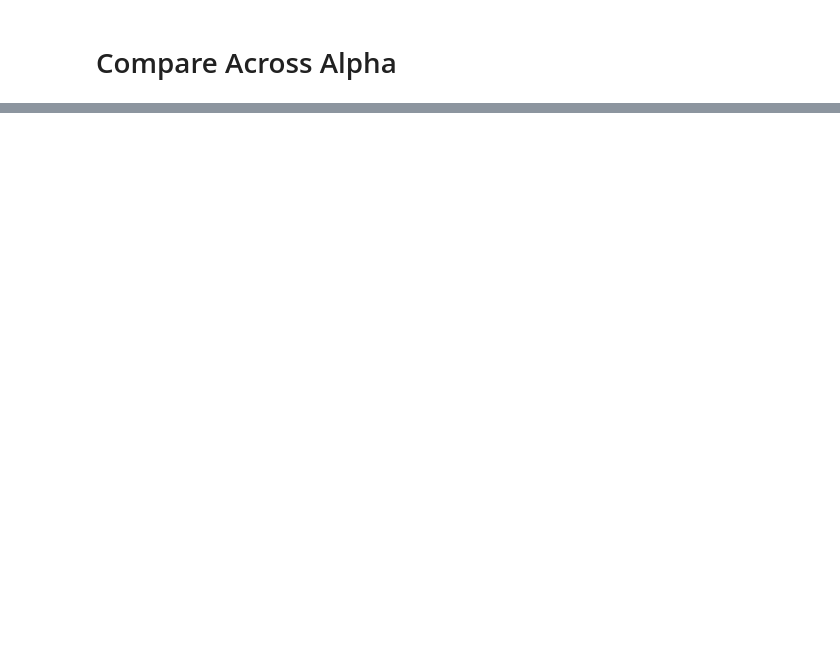
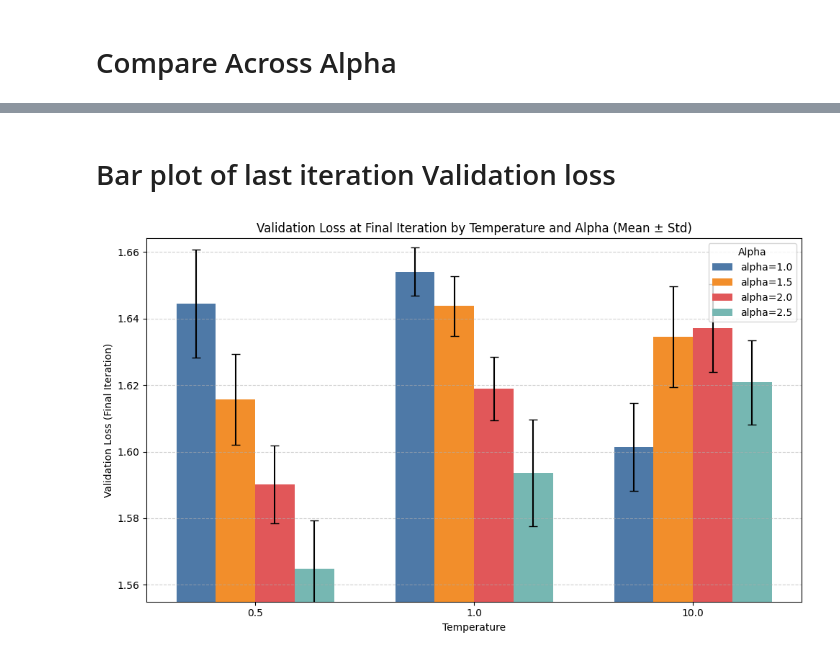
Before and after one commit to himanshu-uc/AGT-MOE, a Jupyter notebook: analysis.ipynb, the cells around one changed output, grey strips where cells are left out. Drawn from its saved outputs; the diff is of its cells as text; code cells hidden in the pictures; blank space fills up the shorter version.

```diff
--- a/analysis.ipynb
+++ b/analysis.ipynb
@@ -111,0 +117,80 @@ plt.show()
+# %% [markdown]
+# Bar plot of last iteration Validation loss
+# %%
+import pandas as pd
+import matplotlib.pyplot as plt
+import numpy as np
+
+# Modern color palette
+colors = ['#4E79A7', '#F28E2B', '#E15759', '#76B7B2']
+
+# File mapping for each alpha
+alpha_files = {
+    '1.0': './results_csv/alpha_1_0.csv',
+    '1.5': './results_csv/alpha_1_5.csv',
+    '2.0': './results_csv/alpha_2_0.csv',
+    '2.5': './results_csv/alpha_2_5.csv'
+
+}
+
+results = []
+
+for alpha, file_path in alpha_files.items():
+    df = pd.read_csv(file_path)
+
+    # Find the last iteration value for each (temperature, seed)
+    last_iter = df['iter'].max()
+    last_df = df[df['iter'] == last_iter]
+
+    # Compute mean and std of loss_val at last iteration per temperature
+    summary = last_df.groupby(['temperature'])['loss_val'].agg(['mean', 'std']).reset_index()
+    summary['alpha'] = alpha
+
+    results.append(summary)
+
+# Combine all summaries
+all_data = pd.concat(results)
+
+# Convert to categorical for plotting
+all_data['temperature'] = all_data['temperature'].astype(str)
+all_data['alpha'] = all_data['alpha'].astype(str)
+
+# Pivot for grouped bar plot
+pivot_mean = all_data.pivot(index='temperature', columns='alpha', values='mean')
+pivot_std = all_data.pivot(index='temperature', columns='alpha', values='std')
+
+# Sort temperatures and alphas
+temperatures = sorted(pivot_mean.index.tolist(), key=float)
+alphas = sorted(pivot_mean.columns.tolist(), key=float)
+
+# Plot settings
+x = np.arange(len(temperatures))
+width = 0.18
+
+plt.figure(figsize=(10, 6))
+
+# Plot each alpha's bar at final iter
+for i, alpha in enumerate(alphas):
+    means = pivot_mean.loc[temperatures, alpha]
+    stds = pivot_std.loc[temperatures, alpha]
+    plt.bar(x + i * width, means, width, yerr=stds, capsize=4, label=f'alpha={alpha}',
+            color=colors[i % len(colors)])
+
+# X-axis labels
+plt.xticks(x + width * (len(alphas) - 1) / 2, temperatures)
+plt.xlabel('Temperature')
+plt.ylabel('Validation Loss (Final Iteration)')
+plt.title('Validation Loss at Final Iteration by Temperature and Alpha (Mean ± Std)')
+plt.legend(title='Alpha')
+plt.grid(axis='y', linestyle='--', alpha=0.6)
+
+# Zoom y-axis to highlight differences
+min_val = all_data['mean'].min()
+max_val = all_data['mean'].max()
+plt.ylim(bottom=min_val - 0.01, top=max_val + 0.01)
+
+plt.tight_layout()
+plt.savefig("./output/last_iter_val_loss_bar.png", dpi=600)
+plt.show()
+# %% [output]
+[figure, added]
```
Also changed, not shown: parts of 4 cells of this notebook, 19 other files.
